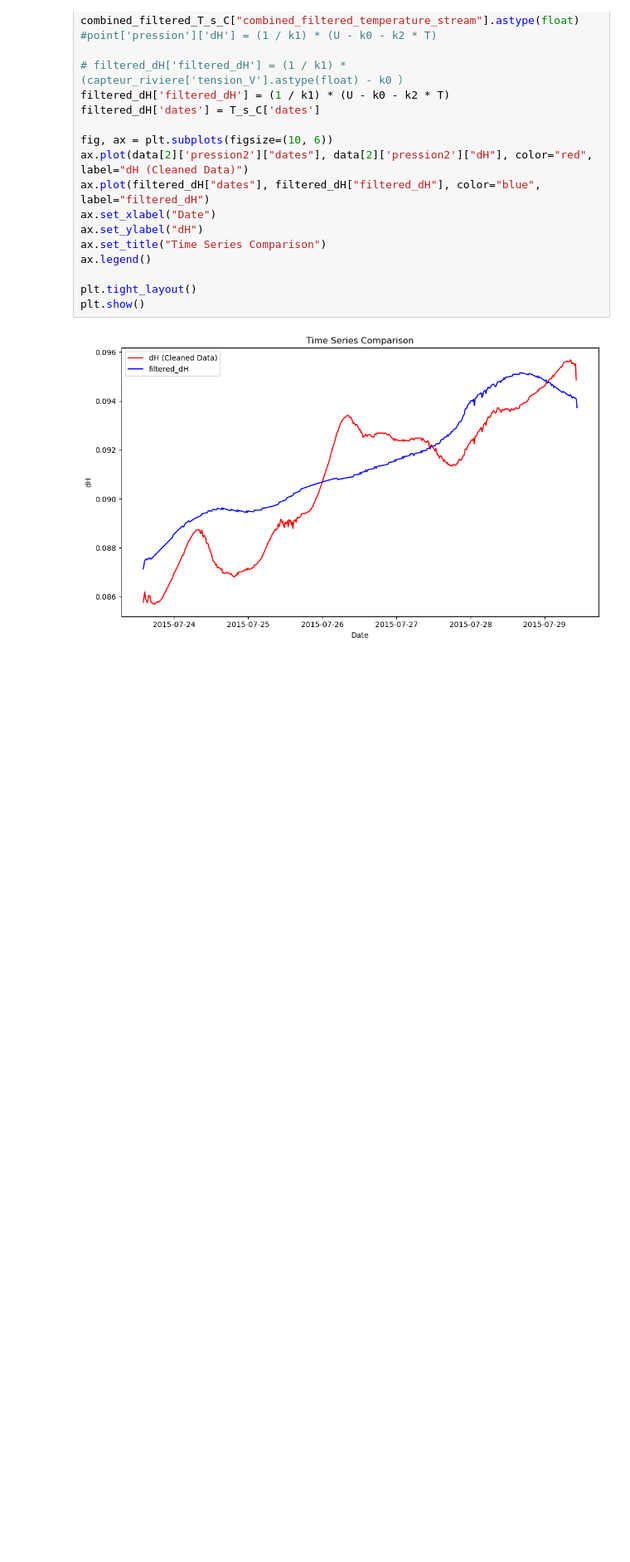
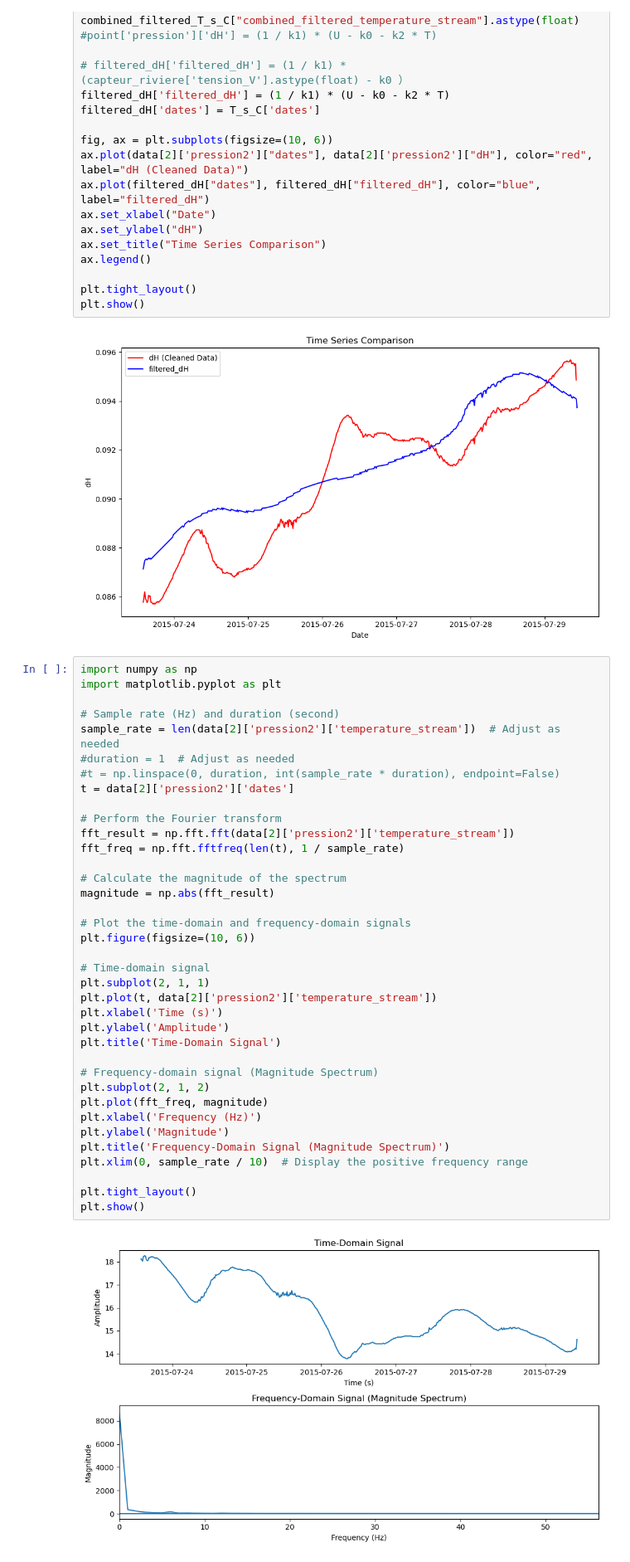
Before and after one commit to Lauredesorgues/MOLONARI_projet_3-, a Jupyter notebook: traitement_data_molonari_12-10_Francisco.ipynb, the cells around one changed output. Shown at 83% size. Cells and saved outputs as stored; diff of their text form; blank space fills up the shorter version.

```diff
--- a/traitement_data_molonari_12-10_Francisco.ipynb
+++ b/traitement_data_molonari_12-10_Francisco.ipynb
@@ -395,3 +395,42 @@ plt.tight_layout()
 plt.show()
 # %% [output]
 [figure]
+# %%
+import numpy as np
+import matplotlib.pyplot as plt
+
+# Sample rate (Hz) and duration (second)
+sample_rate = len(data[2]['pression2']['temperature_stream'])  # Adjust as needed
+#duration = 1  # Adjust as needed
+#t = np.linspace(0, duration, int(sample_rate * duration), endpoint=False)
+t = data[2]['pression2']['dates']
+
+# Perform the Fourier transform
+fft_result = np.fft.fft(data[2]['pression2']['temperature_stream'])
+fft_freq = np.fft.fftfreq(len(t), 1 / sample_rate)
+
+# Calculate the magnitude of the spectrum
+magnitude = np.abs(fft_result)
+
+# Plot the time-domain and frequency-domain signals
+plt.figure(figsize=(10, 6))
+
+# Time-domain signal
+plt.subplot(2, 1, 1)
+plt.plot(t, data[2]['pression2']['temperature_stream'])
+plt.xlabel('Time (s)')
+plt.ylabel('Amplitude')
+plt.title('Time-Domain Signal')
+
+# Frequency-domain signal (Magnitude Spectrum)
+plt.subplot(2, 1, 2)
+plt.plot(fft_freq, magnitude)
+plt.xlabel('Frequency (Hz)')
+plt.ylabel('Magnitude')
+plt.title('Frequency-Domain Signal (Magnitude Spectrum)')
+plt.xlim(0, sample_rate / 10)  # Display the positive frequency range
+
+plt.tight_layout()
+plt.show()
+# %% [output]
+[figure, added]
```
Also changed, not shown: parts of 4 cells of this notebook.
